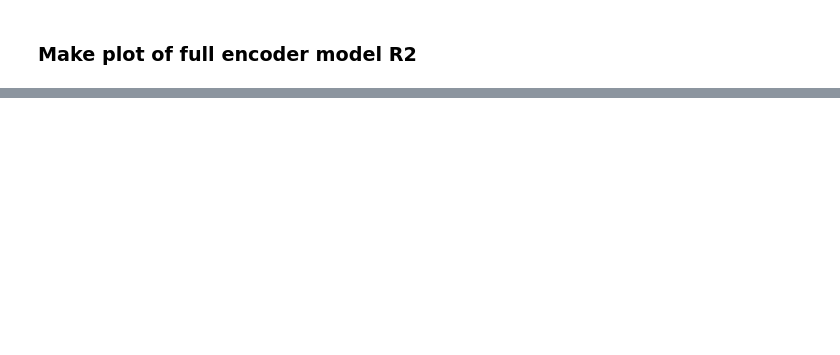
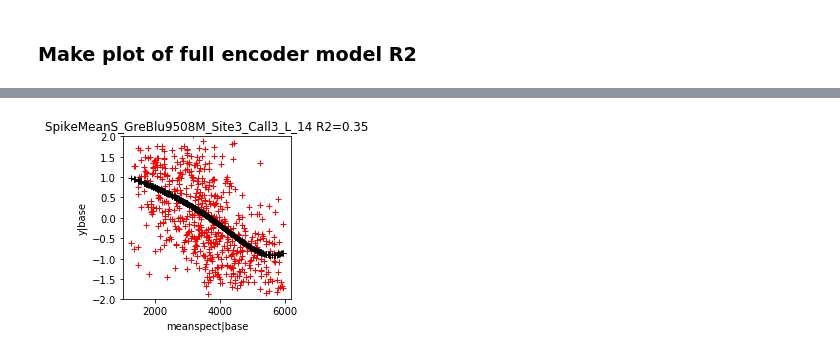
Before and after one commit to theunissenlab/zeebeez3, a Jupyter notebook: notebooks/new_figure5.ipynb, the cells around one changed output, grey strips where cells are left out. Drawn from its saved outputs; the diff is of its cells as text; code cells hidden in the pictures; blank space fills up the shorter version.

```diff
--- a/notebooks/new_figure5.ipynb
+++ b/notebooks/new_figure5.ipynb
@@ -192,0 +238,10 @@ mfullSpikeSig
+# %%
+# Make Tuning Curves for loudness.
+ia = 1    # This is the group corresponding to the Baseline model for meanSpect
+
+# Get the spike data base for the base model
+mBaseSpike = resultsPD.loc[(resultsPD['name'] =='Baseline') &
+                           (resultsPD['decomp'] == 'spike_rate') &
+                           (resultsPD['group'] == ia)]
+
+mBaseSpike.sort_values('r2', ascending = False, inplace = True)
@@ -192,0 +365,10 @@ mfullSpikeSig
+# %%
+# Make Tuning Curves for loudness.
+ia = 1    # This is the group corresponding to the Baseline model for meanSpect
+
+# Get the spike data base for the base model
+mMeanSSpike = resultsPD.loc[(resultsPD['name'] =='Added') &
+                           (resultsPD['decomp'] == 'spike_rate') &
+                           (resultsPD['group'] == ia)]
+
+mMeanSSpike.sort_values('r2', ascending = False, inplace = True)
@@ -192,0 +380,75 @@ mfullSpikeSig
+# %%
+nplots = 5
+
+for ipl in range(nplots):
+
+    # Get info on record (for ease of code reading)
+    exp_name = mMeanSSpike.iloc[ipl].experiment    # Bird
+    site = mMeanSSpike.iloc[ipl].site              # Site
+    decomp = mMeanSSpike.iloc[ipl].decomp          # Neural Representation
+    k = mMeanSSpike.iloc[ipl]['neural feat']       # Electrode or Cell number
+
+    # Find the corresponding base model
+    mbase = resultsPD.loc[(resultsPD['name'] =='Baseline') &
+                           (resultsPD['decomp'] == 'spike_rate') &
+                           (resultsPD['group'] == ia) &
+                           (resultsPD['experiment'] == exp_name) &
+                           (resultsPD['site'] == site) &
+                           (resultsPD['neural feat'] == k)]
+
+
+    # Setup directory for input files
+    preproc_dir = '/Users/frederictheunissen/Documents/Data/mschachter/%s/preprocess' % exp_name
+    preproc_file = os.path.join(preproc_dir, 'preproc_%s_%s.h5' % (site, decomp))
+
+    # Read the data
+    aed = AcousticEncoderDecoder()
+    aed.read_preproc_file(preproc_file)
+    aed.model_type = 'linear'    # I don't think this is used for anything
+
+    # Get the data parameters and shape/group stimulus as in run_encoder
+    nsamps, nfeatures_stim = aed.S.shape
+    nfeatures_neural = aed.X.shape[1]
+    features, feature_groups = select_sound_feat(aed)
+    Sfull = np.hstack(features)
+    Sfull_names = [name for feature_grp_names in feature_groups for name in feature_grp_names ]
+
+    Sadded_names =  base_feature_names[ia] + added_valuegroups[ia]
+    ind_added = [Sfull_names.index(strval) for strval in Sadded_names]
+    Sadded = Sfull[:,ind_added]
+    base_features = [Sadded_names.index(strval) for strval in base_feature_names[ia] ]
+
+    # Get baseline features in spline coordinates for plotting
+    sr = StagewiseSplineRidgeRegression()
+    Sb = sr.spline_basis(Sadded[:,base_features])
+    nb_features = Sb.shape[1]
+
+    y = deepcopy(aed.X[:, k])
+    if zscore_response:
+        y -= y.mean()
+        y /= y.std(ddof=1)
+        y[np.isnan(y)] = 0.
+        y[np.isinf(y)] = 0.
+
+    added_feature = Sadded_names.index(added_valuegroups[ia][0])
+
+    if len(mbase) != 1:
+        yres = y
+    else:
+        if mbase['r2'].iloc[0] > 2.0*mbase['r2_std'].iloc[0]:
+            yres = y - mbase['predict'].iloc[0]
+        else:
+            yres = y
+
+    plt.figure(facecolor='white', figsize=(3,3))
+    plt.plot(Sadded[:,added_feature], yres, 'r+')
+    plt.plot(Sadded[:,added_feature], mMeanSSpike.iloc[ipl]['predict'], 'k+')
+    limits = plt.axis()
+    plt.axis([limits[0], limits[1], -2, 2])
+    plt.xlabel('%s|base' % Sadded_names[added_feature].decode('UTF-8'))
+    plt.ylabel('y|base')
+    titleStr = 'SpikeMeanS_%s_%s_%d' % (exp_name, site, k)
+    plt.title('%s R2=%.2f' % (titleStr, mMeanSSpike.iloc[ipl]['r2']))
+    plt.savefig('%s/%s.eps' % (figdir,titleStr), format='eps')
+# %% [output]
+[figure, added]
```
Also changed, not shown: parts of 16 cells of this notebook.
